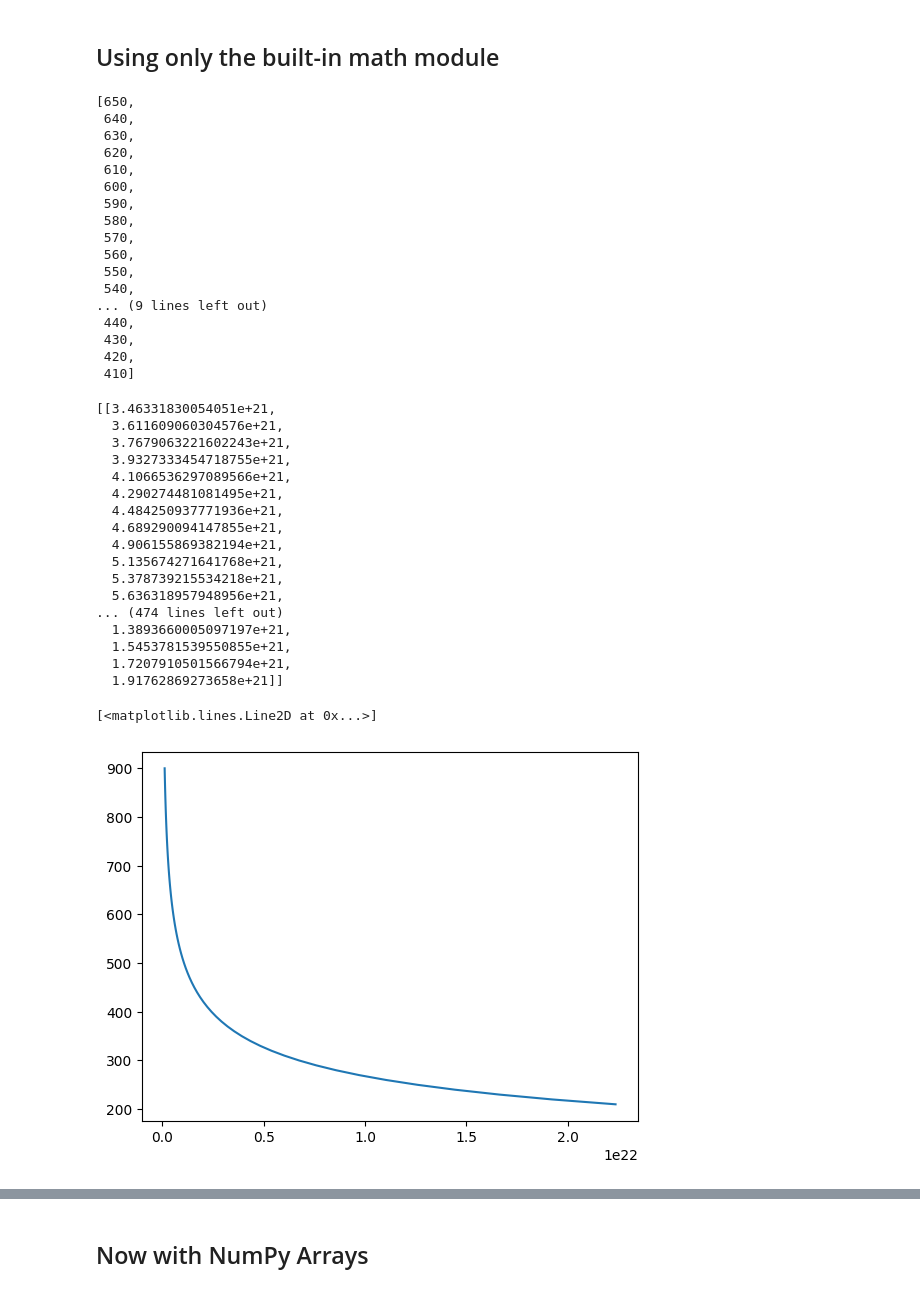
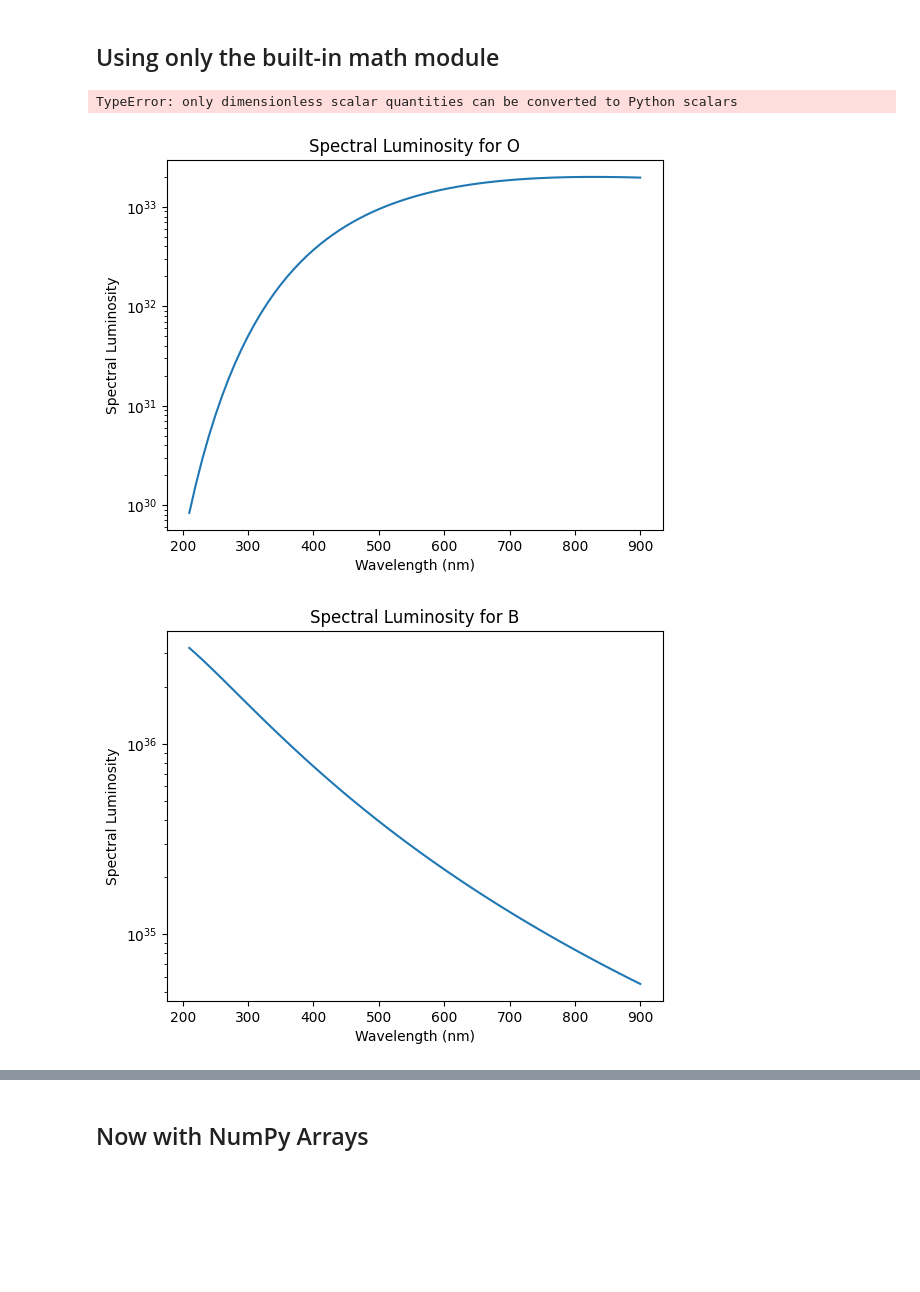
Before and after one commit to ASTR154/scientific-programming, a Jupyter notebook: scientific-programming.ipynb, the cells around one changed output, grey strips where cells are left out. Drawn from its saved outputs; the diff is of its cells as text; code cells hidden in the pictures; blank space fills up the shorter version.

```diff
--- a/scientific-programming.ipynb
+++ b/scientific-programming.ipynb
@@ -41,61 +41,32 @@ K_BOLTZMANN = 1.38e-23  # J / K
 wavelengths =  list(range(900,200,-10))
 
 temperatures =  [3500, (30000+9700)/2,(9700+7200)/2,(7200+5700)/2,(5700+4900)/2,(4900+3400)/2,(3400+2100)/2]
-radii =  [7.0,(6.6+1.8)/2,(1.8+1.4)/2,(1.4+1.1)/2,(1.1+0.9)/2,(0.9/0.7)/2,(0.6)]
+radii =  [7.0,(6.6+1.8)/2,(1.8+1.4)/2,(1.4+1.1)/2,(1.1+0.9)/2,(0.9+0.7)/2,(0.6)]
-# %%
-wavelengths
-# %% [output]
-[650,
- 640,
- 630,
- 620,
- 610,
- 600,
- 590,
- 580,
- 570,
- 560,
- 550,
- 540,
-... (9 lines left out)
- 440,
- 430,
- 420,
- 410]
 # %%
-L= []
+L = []
 for i in list(range(0,7)):
     rad = radii[i]
-    temp= temperatures[i]
-    L_i=[]
+    temp = temperatures[i]
+    L_i = []
     for lambd_m in wavelengths:
-        lambd = lambd_m* 10e-9
-
-        L_l = ((8 * math.pi * ((rad*R_SUN)**2) * (H_PLANCK)*(C_LIGHT) ) / (lambd**5) )   *   (1 / ( (math.exp( (C_LIGHT*H_PLANCK) / (lambd*K_BOLTZMANN*temp) ))  - 1  ) )
+        lambd = lambd_m * 1e-9
+        exponent = (H_PLANCK * C_LIGHT) / (lambd * K_BOLTZMANN * temp)
+        L_l = (8 * math.pi**2 * (rad * R_SUN)**2 * H_PLANCK * C_LIGHT**2 / lambd**5) / (math.exp(exponent) - 1)
         L_i.append(L_l)
     L.append(L_i)
+# %% [output]
+TypeError: only dimensionless scalar quantities can be converted to Python scalars
 # %%
-L
+names = ['O','B','A','F','G','K','M']
-# %% [output]
-[[3.46331830054051e+21,
-  3.611609060304576e+21,
-  3.7679063221602243e+21,
-  3.9327333454718755e+21,
-  4.1066536297089566e+21,
-  4.290274481081495e+21,
-  4.484250937771936e+21,
-  4.689290094147855e+21,
-  4.906155869382194e+21,
-  5.135674271641768e+21,
-  5.378739215534218e+21,
-  5.636318957948956e+21,
-... (474 lines left out)
-  1.3893660005097197e+21,
-  1.5453781539550855e+21,
-  1.7207910501566794e+21,
-  1.91762869273658e+21]]
 # %%
-plt.plot(L[4], wavelengths)
+for j in range(7):
+    name = names[j]
+    plt.plot(wavelengths, L[j])
+    plt.yscale('log')
+    plt.xlabel('Wavelength (nm)')
+    plt.ylabel('Spectral Luminosity')
+    plt.title(f"Spectral Luminosity for {name}")
+    plt.show()
 # %% [output]
-[<matplotlib.lines.Line2D at 0x...>]
-[figure, old version]
+[figure, new version]
+[figure, added]
```
Also changed, not shown: parts of 12 cells of this notebook.
